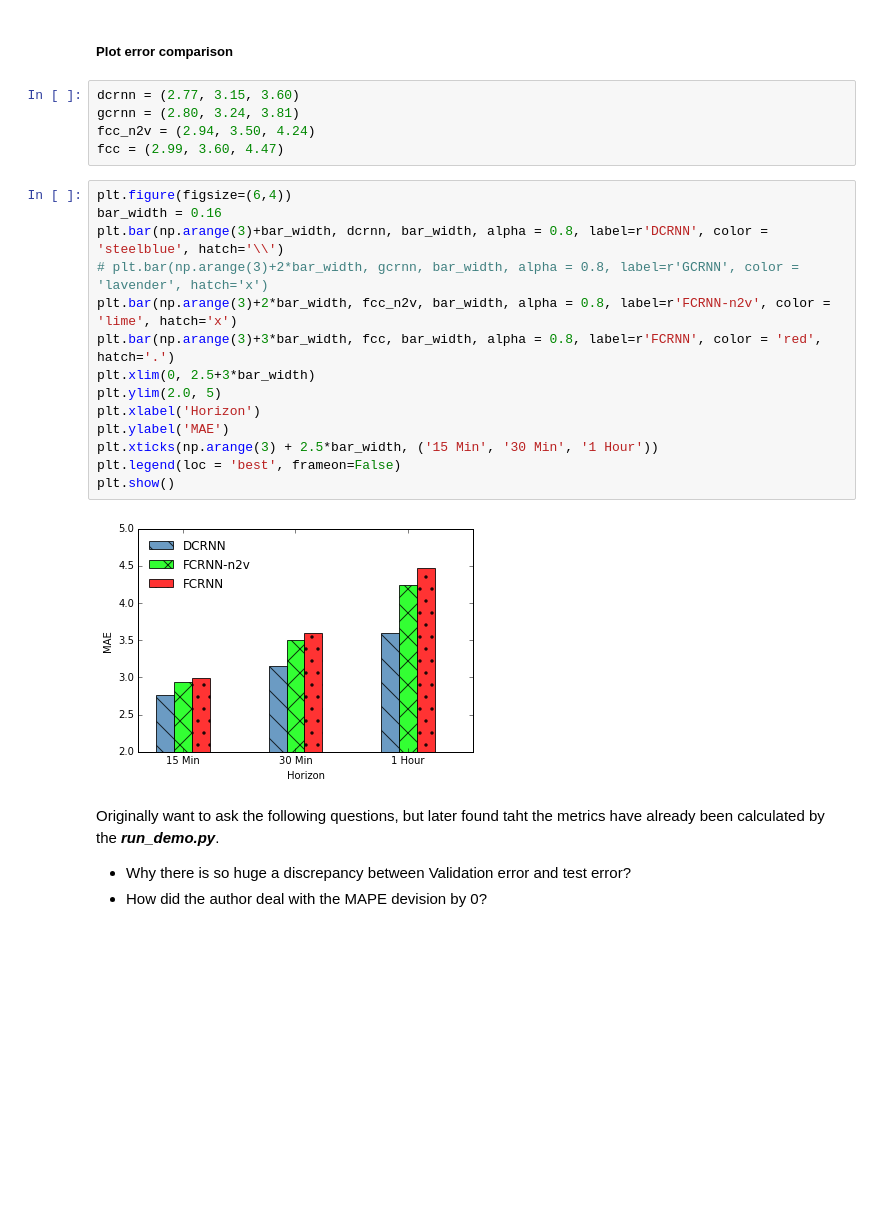
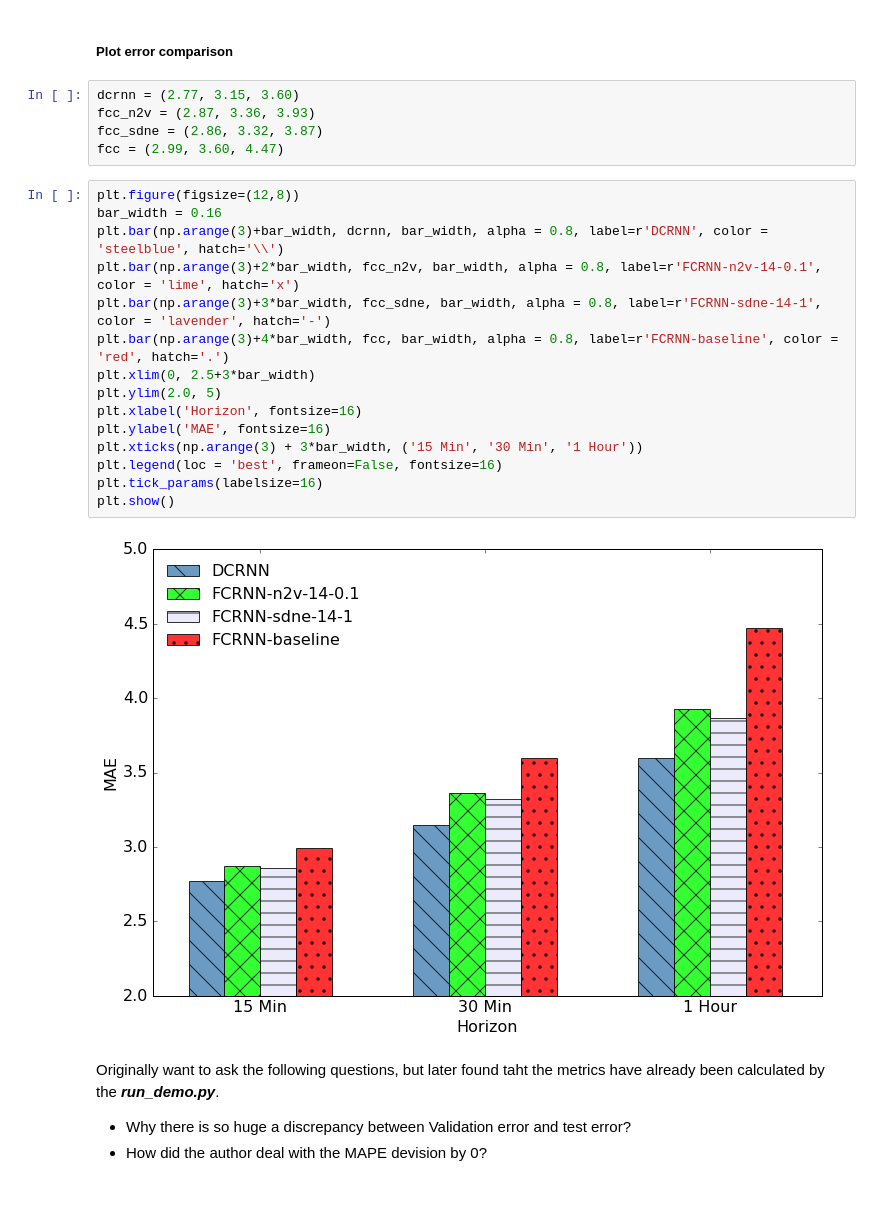
Before and after one commit to syin3/cs224w-traffic, a Jupyter notebook: plot.ipynb, the cells around one changed output. Saved outputs shown, nothing was run; the diff lists cells and outputs as text; blank space fills up the shorter version.

```diff
--- a/plot.ipynb
+++ b/plot.ipynb
@@ -110,25 +406,26 @@ Actually the metrics are already calculate for us.
 ##### Plot error comparison
 # %%
 dcrnn = (2.77, 3.15, 3.60)
-gcrnn = (2.80, 3.24, 3.81)
-fcc_n2v = (2.94, 3.50, 4.24)
+fcc_n2v = (2.87, 3.36, 3.93)
+fcc_sdne = (2.86, 3.32, 3.87)
 fcc = (2.99, 3.60, 4.47)
 # %%
-plt.figure(figsize=(6,4))
+plt.figure(figsize=(12,8))
 bar_width = 0.16
 plt.bar(np.arange(3)+bar_width, dcrnn, bar_width, alpha = 0.8, label=r'DCRNN', color = 'steelblue', hatch='\\')
-# plt.bar(np.arange(3)+2*bar_width, gcrnn, bar_width, alpha = 0.8, label=r'GCRNN', color = 'lavender', hatch='x')
-plt.bar(np.arange(3)+2*bar_width, fcc_n2v, bar_width, alpha = 0.8, label=r'FCRNN-n2v', color = 'lime', hatch='x')
-plt.bar(np.arange(3)+3*bar_width, fcc, bar_width, alpha = 0.8, label=r'FCRNN', color = 'red', hatch='.')
+plt.bar(np.arange(3)+2*bar_width, fcc_n2v, bar_width, alpha = 0.8, label=r'FCRNN-n2v-14-0.1', color = 'lime', hatch='x')
+plt.bar(np.arange(3)+3*bar_width, fcc_sdne, bar_width, alpha = 0.8, label=r'FCRNN-sdne-14-1', color = 'lavender', hatch='-')
+plt.bar(np.arange(3)+4*bar_width, fcc, bar_width, alpha = 0.8, label=r'FCRNN-baseline', color = 'red', hatch='.')
 plt.xlim(0, 2.5+3*bar_width)
 plt.ylim(2.0, 5)
-plt.xlabel('Horizon')
-plt.ylabel('MAE')
-plt.xticks(np.arange(3) + 2.5*bar_width, ('15 Min', '30 Min', '1 Hour'))
-plt.legend(loc = 'best', frameon=False)
+plt.xlabel('Horizon', fontsize=16)
+plt.ylabel('MAE', fontsize=16)
+plt.xticks(np.arange(3) + 3*bar_width, ('15 Min', '30 Min', '1 Hour'))
+plt.legend(loc = 'best', frameon=False, fontsize=16)
+plt.tick_params(labelsize=16)
 plt.show()
 # %% [output]
-[figure, old version]
+[figure, new version]
 # %% [markdown]
 Originally want to ask the following questions, but later found taht the metrics have already been calculated by the ***run_demo.py***.
 + Why there is so huge a discrepancy between Validation error and test error?
```
Also changed, not shown: parts of 25 cells of this notebook, 13 other files.
